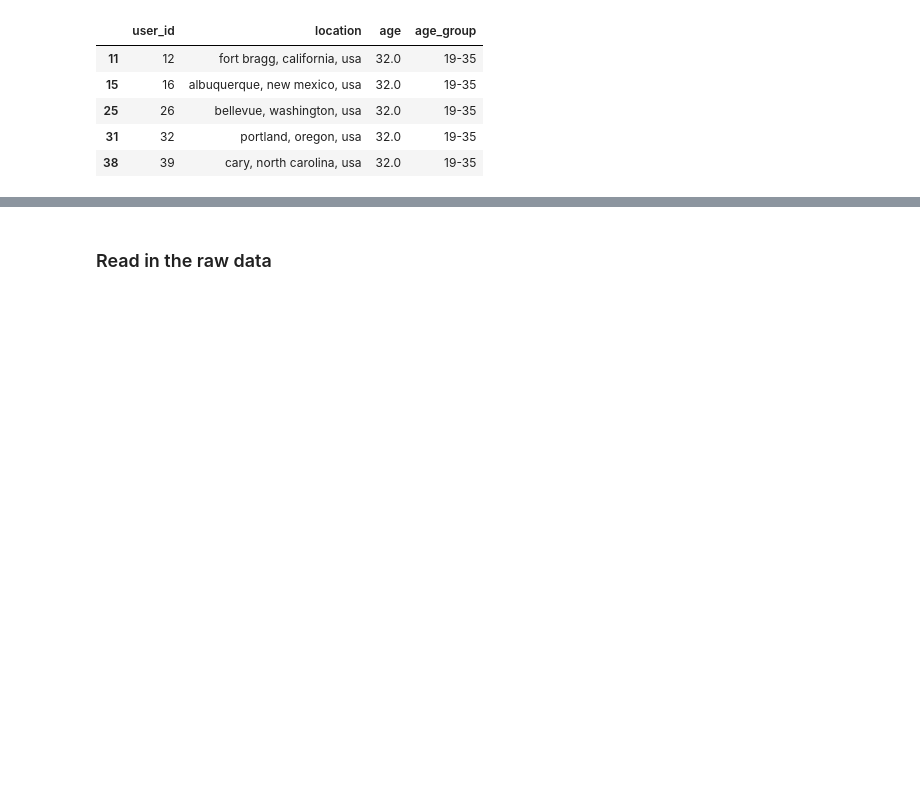
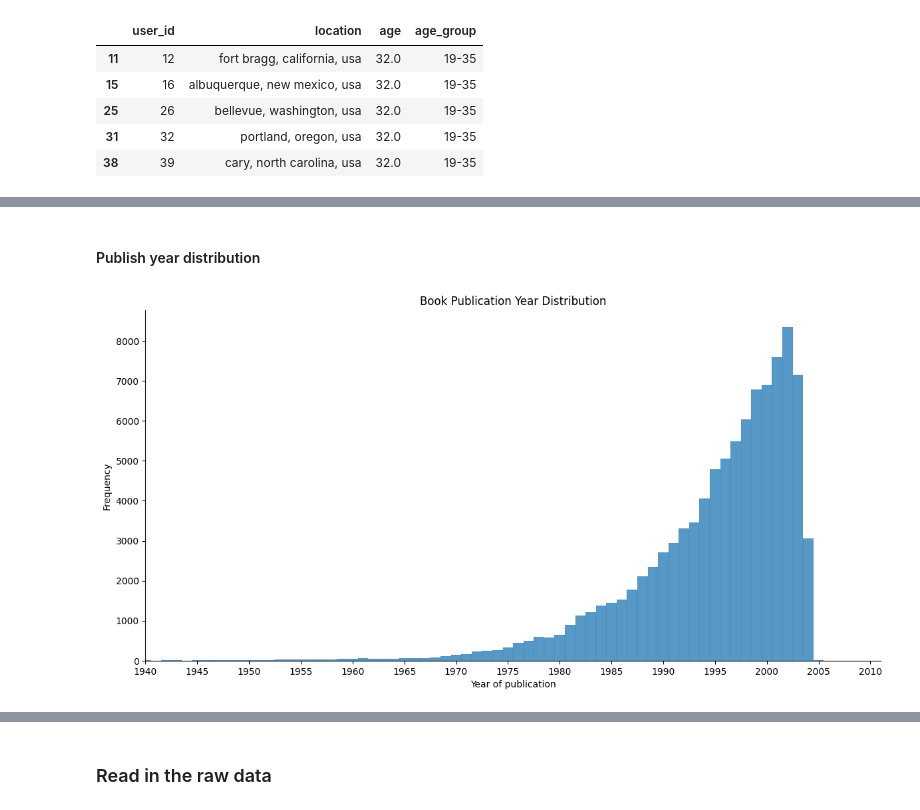
Before and after one commit to phillip1029/GNN-Recommendation-System, a Jupyter notebook: Recommendation_System_Demo.ipynb, the cells around one changed output, grey strips where cells are left out. Saved outputs shown, nothing was run; the diff lists cells and outputs as text; code cells hidden in the pictures; blank space fills up the shorter version.

```diff
--- a/Recommendation_System_Demo.ipynb
+++ b/Recommendation_System_Demo.ipynb
@@ -114,0 +50,6 @@ items_df.head(10)
+# %% [markdown]
+#### Publish year distribution
+# %%
+plot_book_year_distribution(items_df)
+# %% [output]
+[figure, added]
```
Also changed, not shown: parts of 16 cells of this notebook, 2 other files.
